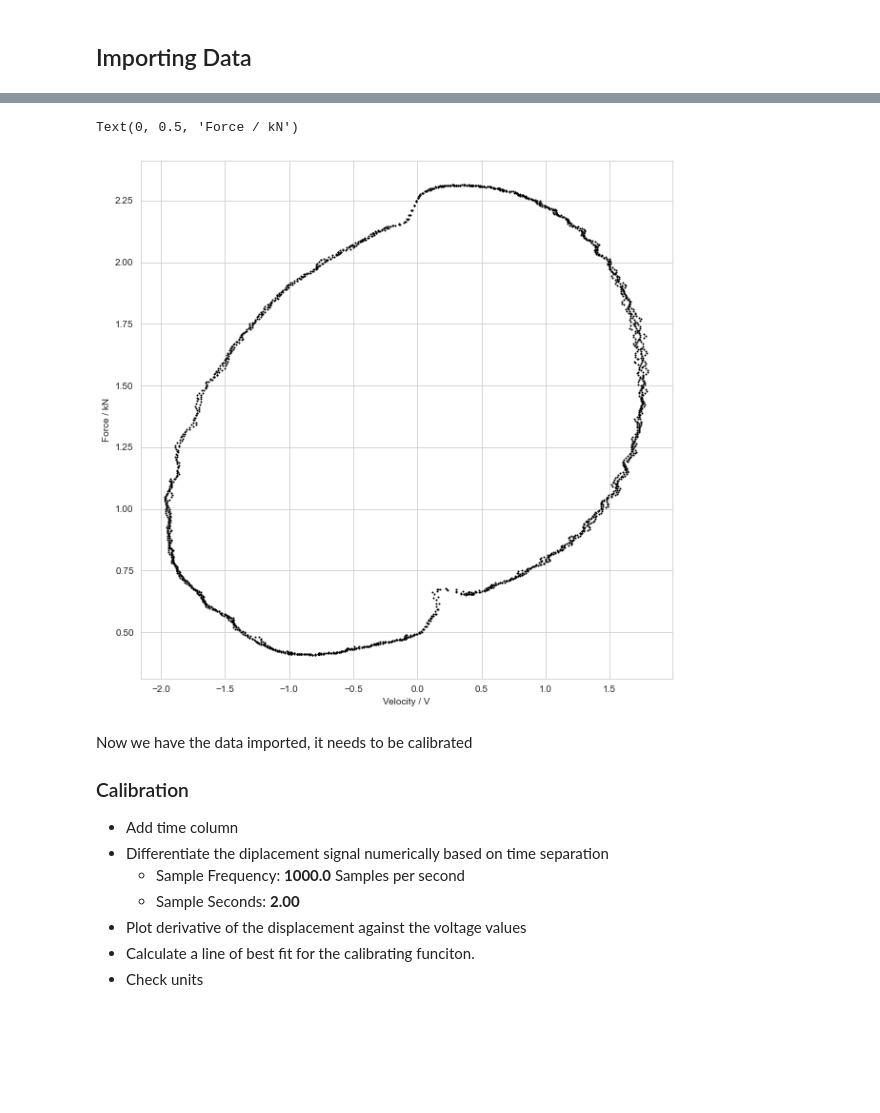
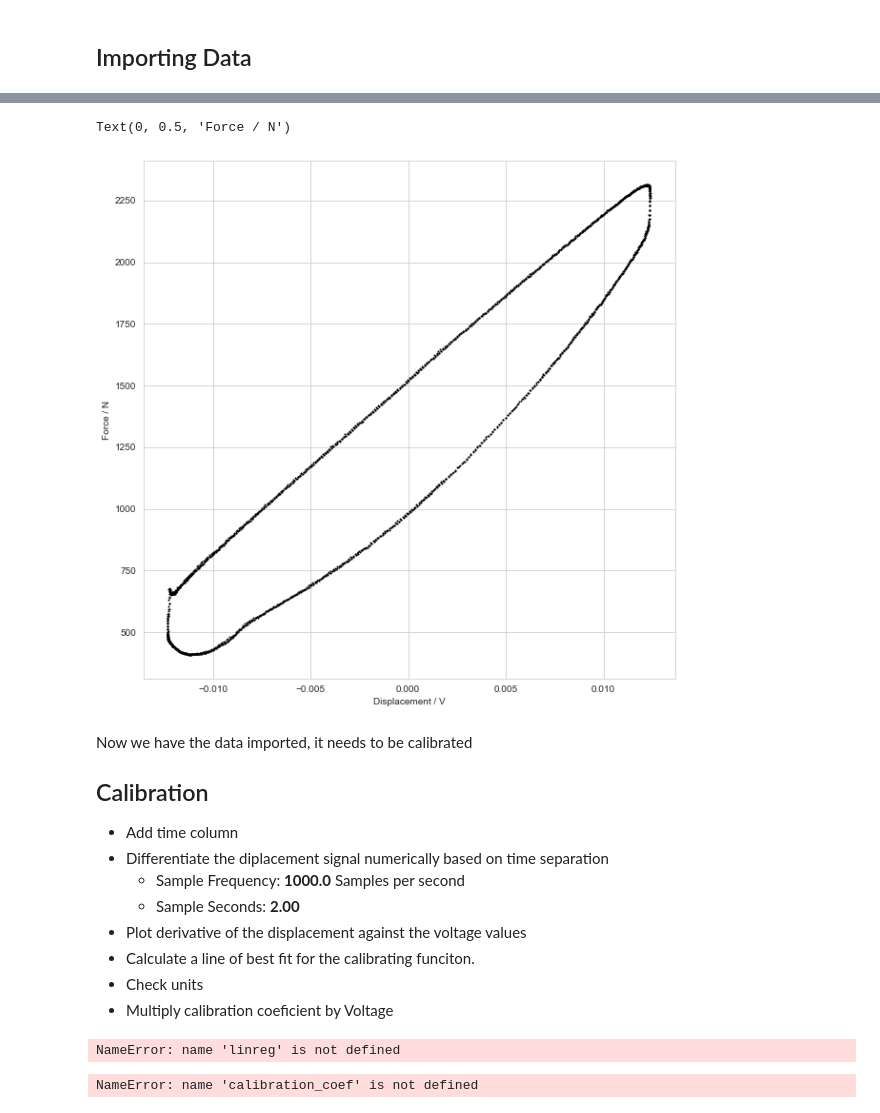
Before and after one commit to nv0id/VibrationsLab, a Jupyter notebook: src/Main.ipynb, the cells around one changed output, grey strips where cells are left out. Cells and saved outputs as stored; diff of their text form; code cells hidden in the pictures; blank space fills up the shorter version.

```diff
--- a/src/Main.ipynb
+++ b/src/Main.ipynb
@@ -94,23 +94,24 @@ df.head(10)
 # %%
 # Test graph
-xaxis='Velocity';xunit='V'
-yaxis='Force';yunit='kN'
+xaxis='Displacement';xunit='V'
+yaxis='Force';yunit='N'
+df = dataframes['df_0']
 
 plt.scatter(x=df[xaxis],
             y=df[yaxis],
             s=1,
             color='black'
            )
 
 plt.xlabel(xaxis +' / '+ xunit)
 plt.ylabel(yaxis +' / '+ yunit)
 # %% [output]
-Text(0, 0.5, 'Force / kN')
+Text(0, 0.5, 'Force / N')
-[figure, old version]
+[figure, new version]
 # %% [markdown]
 Now we have the data imported, it needs to be calibrated
 
-### Calibration
+## Calibration
 - Add time column
 - Differentiate the diplacement signal numerically based on time separation
     - Sample Frequency: **1000.0** Samples per second
@@ -118,3 +119,28 @@ Now we have the data imported, it needs to be calibrated
 - Plot derivative of the displacement against the voltage values
 - Calculate a line of best fit for the calibrating funciton.
 - Check units
+- Multiply calibration coeficient by Voltage
+# %%
+def calibrate(df,t=2,sf=2000,diff_column='Displacement',calib_column='Velocity',quiet=True,xlab='Calibrating_Target',ylab='Differential',title='Calibration Graph'):
+    yaxis = pd.DataFrame(np.gradient(df[diff_column], t/sf))
+    xaxis = calib_column
+    if quiet:
+        calib_coef= linreg(df[xaxis],yaxis[0])[0]
+        return calib_coef
+    else:
+        linreg(df[xaxis],yaxis[0],graph=True,title=title,eqn=True,xlab=xlab,ylab=ylab,save=True,save_name='Calib_graph.jpg')
+        return
+
+calibrate(dataframes['df_1'],quiet=False,xlab='Voltage / V',ylab='Displacement / m/s',title='Calibration Graph using Config 2')
+calibration_coef=calibrate(dataframes['df_1'])
+print ('Calibration coeficient is', calibration_coef , 'm/sV')
+# %% [output]
+NameError: name 'linreg' is not defined
+# %%
+def calibrated_column(df,calibration_coef,targ_col='Velocity'):
+    return [i*calibration_coef for i in df[targ_col]]
+
+dataframes['df_1']['Calibrated Velocity'] = calibrated_column(dataframes['df_0'],calibration_coef)
+dataframes['df_1'].head()
+# %% [output]
+NameError: name 'calibration_coef' is not defined
```
Also changed, not shown: parts of 13 cells of this notebook, 11 other files.
